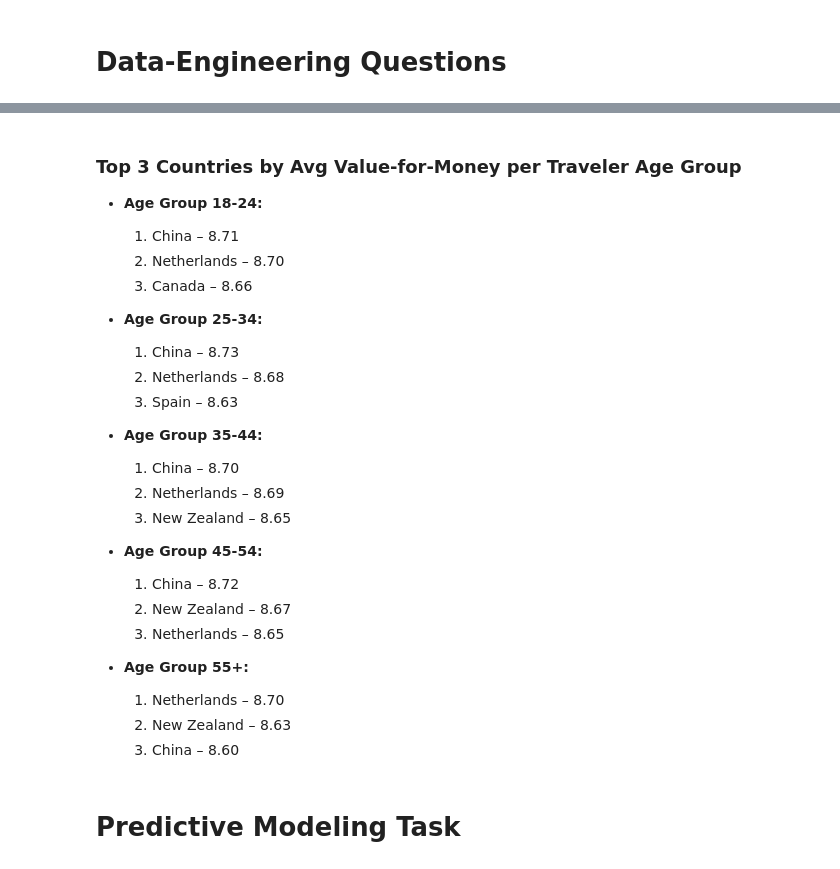
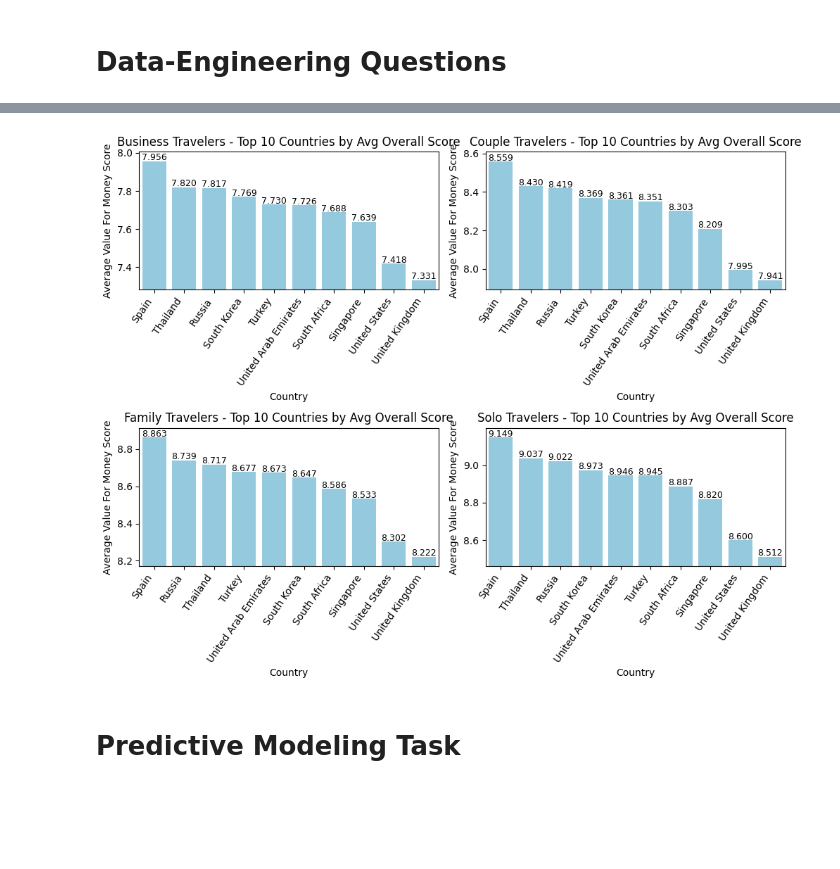
Before and after one commit to Zeyoman1001/ACLProjectHotel-zeiad.sayed-student.guc.edu.eg, a Jupyter notebook: acl-project.ipynb, the cells around one changed output, grey strips where cells are left out. Drawn from its saved outputs; the diff is of its cells as text; code cells hidden in the pictures; blank space fills up the shorter version.

Commit message:
Kaggle Notebook | ACL Hotel Project | Version 8

```diff
--- a/acl-project.ipynb
+++ b/acl-project.ipynb
@@ -227,0 +135,2 @@ plt.show()
+# %%
+grouped2_df = df.groupby(['traveller_type', 'hotel_country'])['score_value_for_money'].mean().reset_index()
@@ -312,30 +192,39 @@ plt.show()
-# %% [markdown]
-### Top 3 Countries by Avg Value-for-Money per Traveler Age Group
-
-- **Age Group 18-24:**
-  1. China – 8.71
-  2. Netherlands – 8.70
-  3. Canada – 8.66
-
-- **Age Group 25-34:**
-  1. China – 8.73
-  2. Netherlands – 8.68
-  3. Spain – 8.63
-
-- **Age Group 35-44:**
-  1. China – 8.70
-  2. Netherlands – 8.69
-  3. New Zealand – 8.65
-
-- **Age Group 45-54:**
-  1. China – 8.72
-  2. New Zealand – 8.67
-  3. Netherlands – 8.65
-
-- **Age Group 55+:**
-  1. Netherlands – 8.70
-  2. New Zealand – 8.63
-  3. China – 8.60
+# %%
+x = 10
+top_x_countries = (
+    grouped2_df
+    .sort_values(['traveller_type', 'hotel_country'], ascending=[True, False])
+    .groupby('traveller_type')
+    .head(x)
+)
+# %%
+import seaborn as sns
+import matplotlib.pyplot as plt
+
+plt.figure(figsize=(10, 8))
+traveller_types = top_x_countries['traveller_type'].unique()
+
+for i, ttype in enumerate(traveller_types):
+    plt.subplot(2, 2, i + 1)
+    subset = top_x_countries[top_x_countries['traveller_type'] == ttype].sort_values('score_value_for_money', ascending=False)
+
+    # رسم الأعمدة بشكل رأسي
+    sns.barplot(data=subset, x='hotel_country', y='score_value_for_money', color='skyblue')
+
+    # كتابة القيم فوق الأعمدة
+    for index, value in enumerate(subset['score_value_for_money']):
+        plt.text(index, value + 0.005, f'{value:.3f}', ha='center', fontsize=9)
+
+    plt.title(f'{ttype} Travelers - Top {x} Countries by Avg Overall Score')
+    plt.xlabel('Country')
+    plt.ylabel('Average Value For Money Score')
+    plt.ylim(subset['score_value_for_money'].min() - 0.05, subset['score_value_for_money'].max() + 0.05)
+    plt.xticks(rotation=55, ha='right')
+
+plt.tight_layout()
+plt.show()
+# %% [output]
+[figure, added]
 # %% [markdown]
 # Predictive Modeling Task
 # %%
```
Also changed, not shown: parts of 27 cells of this notebook.
